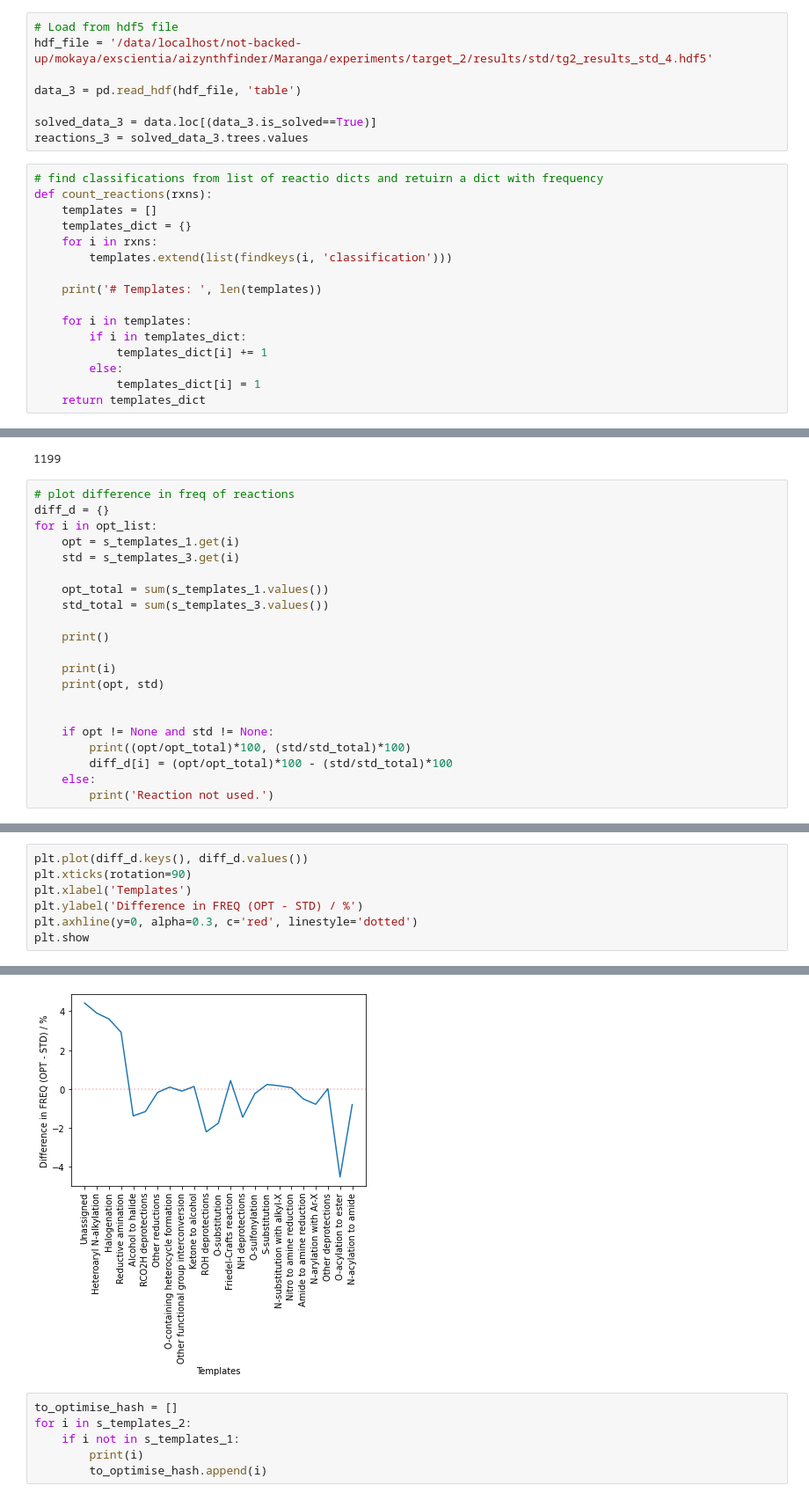
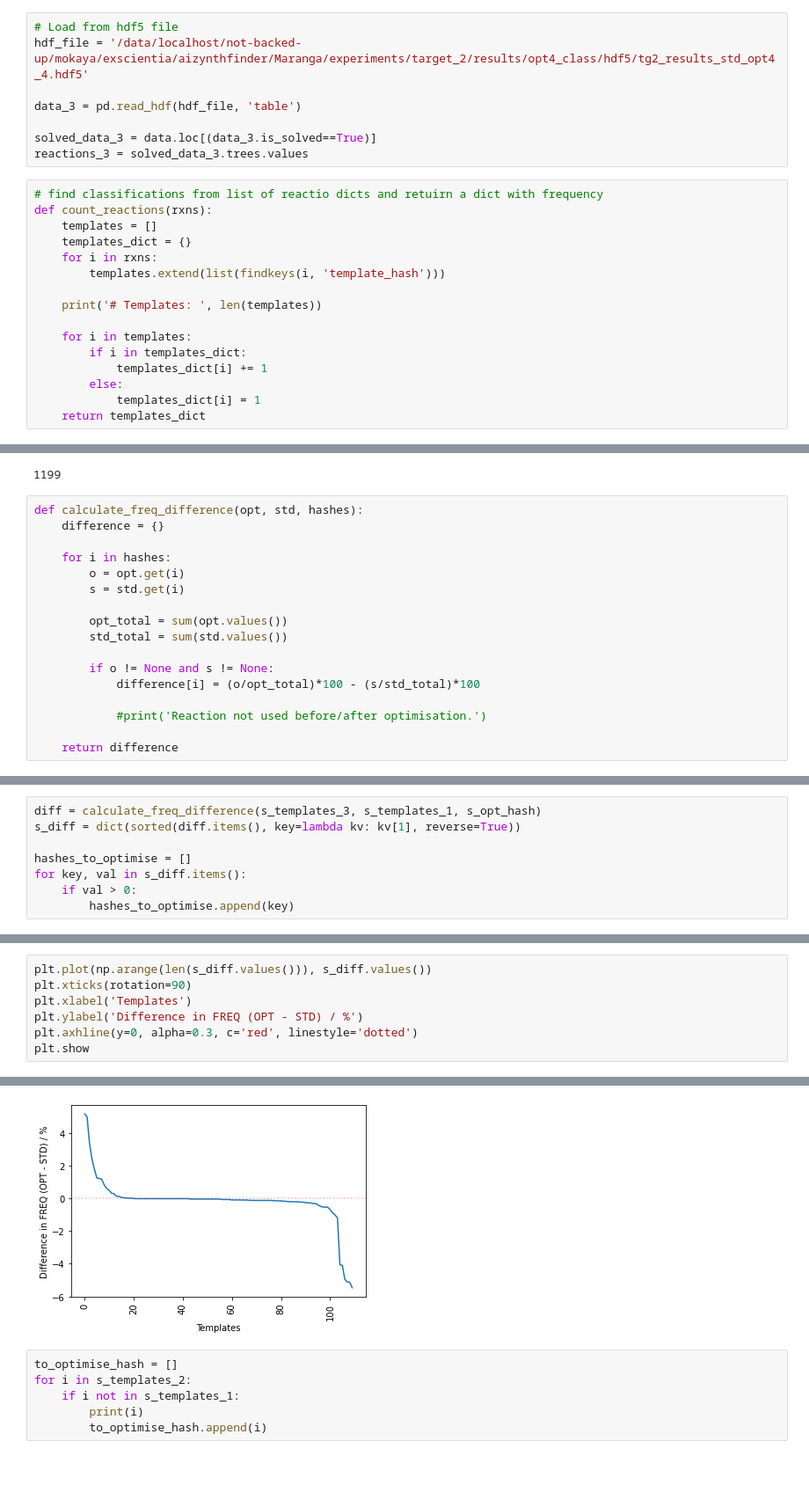
Before and after one commit to m-mokaya/aizynthfinder, a Jupyter notebook: Maranga/Notebooks/utils/view_reactions.ipynb, the cells around one changed output, grey strips where cells are left out. Shown: that part at 88% size. Drawn from its saved outputs; the diff is of its cells as text; blank space fills up the shorter version.

```diff
--- a/Maranga/Notebooks/utils/view_reactions.ipynb
+++ b/Maranga/Notebooks/utils/view_reactions.ipynb
@@ -55,7 +60,7 @@ reactions_1 = solved_data.trees.values
 # reactions_2 = [json.loads(i) for i in data_2_r]
 # %%
 # Load from hdf5 file
-hdf_file = '/data/localhost/not-backed-up/mokaya/exscientia/aizynthfinder/Maranga/experiments/target_2/results/std/tg2_results_std_4.hdf5'
+hdf_file = '/data/localhost/not-backed-up/mokaya/exscientia/aizynthfinder/Maranga/experiments/target_2/results/opt4_class/hdf5/tg2_results_std_opt4_4.hdf5'
 
 data_3 = pd.read_hdf(hdf_file, 'table')
 
@@ -67,7 +72,7 @@ def count_reactions(rxns):
     templates = []
     templates_dict = {}
     for i in rxns:
-        templates.extend(list(findkeys(i, 'classification')))
+        templates.extend(list(findkeys(i, 'template_hash')))
 
     print('# Templates: ', len(templates))
 
@@ -175,23 +180,19 @@ print(sum(s_templates_3.values()))
 # %% [output]
 1199
 # %%
-# plot difference in freq of reactions
-diff_d = {}
-for i in opt_list:
-    opt = s_templates_1.get(i)
-    std = s_templates_3.get(i)
+def calculate_freq_difference(opt, std, hashes):
+    difference = {}
 
-    opt_total = sum(s_templates_1.values())
-    std_total = sum(s_templates_3.values())
+    for i in hashes:
+        o = opt.get(i)
+        s = std.get(i)
 
-    print()
+        opt_total = sum(opt.values())
+        std_total = sum(std.values())
 
-    print(i)
-    print(opt, std)
+        if o != None and s != None:
+            difference[i] = (o/opt_total)*100 - (s/std_total)*100
 
+            #print('Reaction not used before/after optimisation.')
 
-    if opt != None and std != None:
-        print((opt/opt_total)*100, (std/std_total)*100)
-        diff_d[i] = (opt/opt_total)*100 - (std/std_total)*100
-    else:
-        print('Reaction not used.')
+    return difference
@@ -215,0 +199,8 @@ N-acylation to amide
+# %%
+diff = calculate_freq_difference(s_templates_3, s_templates_1, s_opt_hash)
+s_diff = dict(sorted(diff.items(), key=lambda kv: kv[1], reverse=True))
+
+hashes_to_optimise = []
+for key, val in s_diff.items():
+    if val > 0:
+        hashes_to_optimise.append(key)
@@ -216,13 +211,13 @@ N-acylation to amide
 # %%
-plt.plot(diff_d.keys(), diff_d.values())
+plt.plot(np.arange(len(s_diff.values())), s_diff.values())
 plt.xticks(rotation=90)
 plt.xlabel('Templates')
 plt.ylabel('Difference in FREQ (OPT - STD) / %')
 plt.axhline(y=0, alpha=0.3, c='red', linestyle='dotted')
 plt.show
 # %% [output]
 <function matplotlib.pyplot.show(close=None, block=None)>
-[figure, old version]
+[figure, new version]
 # %%
 to_optimise_hash = []
 for i in s_templates_2:
```
Also changed, not shown: parts of 8 cells of this notebook, 6 other files.
